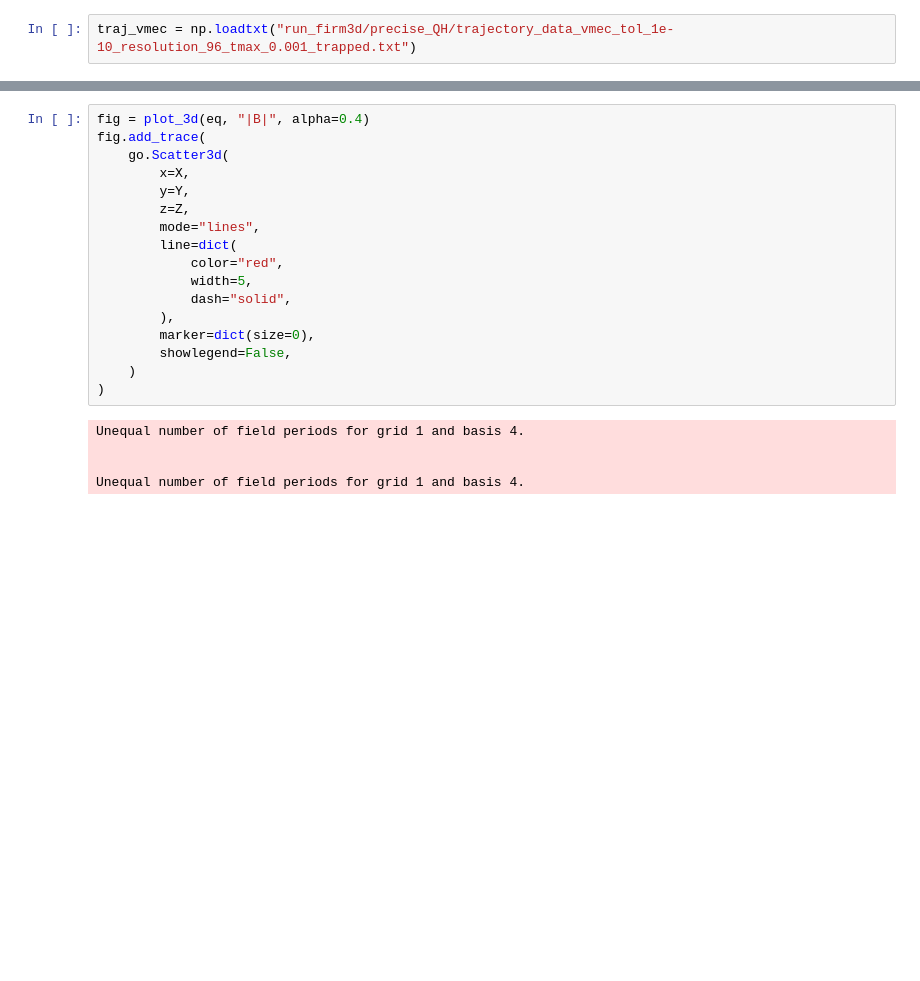
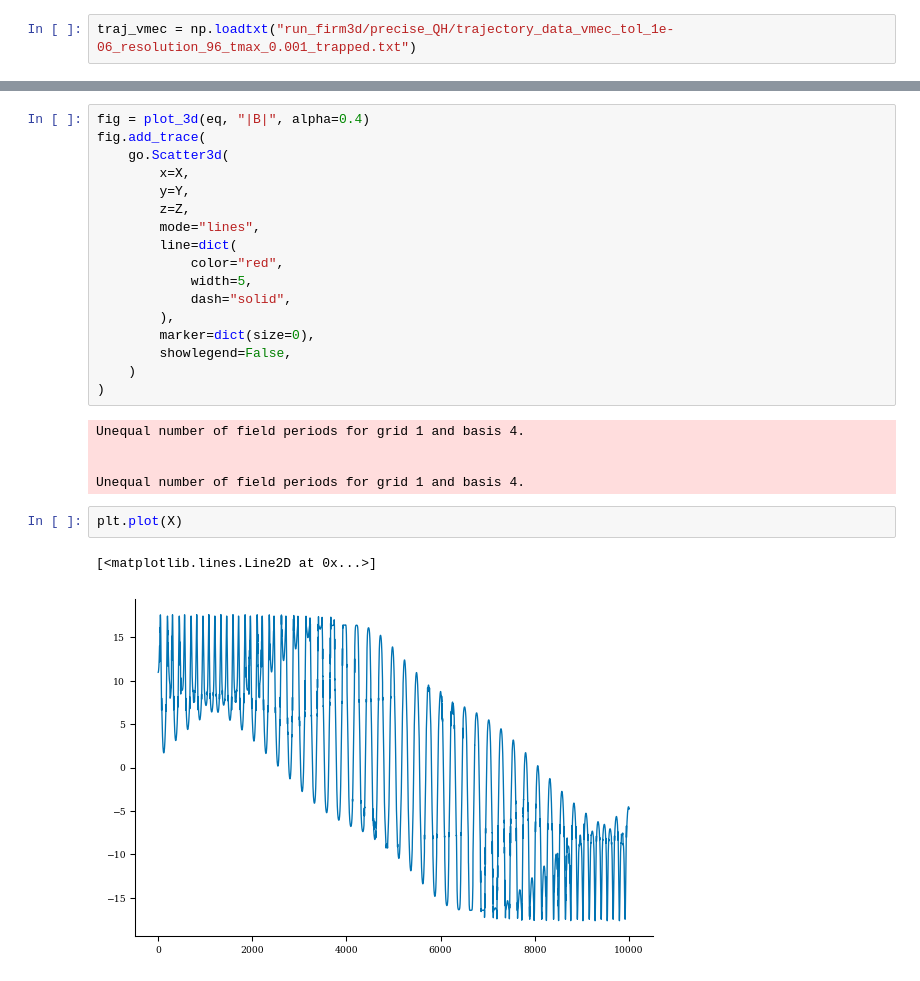
Before and after one commit to YigitElma/DEBUG-DESC, a Jupyter notebook: Particle Tracing/Compare Firm3D/conversion-cylindrical.ipynb, the cells around one changed output, grey strips where cells are left out. Drawn from its saved outputs; the diff is of its cells as text; blank space fills up the shorter version.

```diff
--- a/Particle Tracing/Compare Firm3D/conversion-cylindrical.ipynb
+++ b/Particle Tracing/Compare Firm3D/conversion-cylindrical.ipynb
@@ -172,7 +172,7 @@ R_init, phi_init, Z_init = vmec_to_cylindrical(wout_filename, s_booz, theta_vmec
 # %% [output]
 Cannot close a netcdf_file opened with mmap=True, when netcdf_variables or arrays referring to its data still exist. All data arrays obtained from such files refer directly to data on disk, and must b ...
 # %%
-traj_vmec = np.loadtxt("run_firm3d/precise_QH/trajectory_data_vmec_tol_1e-10_resolution_96_tmax_0.001_trapped.txt")
+traj_vmec = np.loadtxt("run_firm3d/precise_QH/trajectory_data_vmec_tol_1e-06_resolution_96_tmax_0.001_trapped.txt")
 # %%
 R, phi, Z = vmec_to_cylindrical(wout_filename, traj_vmec[:, 1], traj_vmec[:, 2], traj_vmec[:, 3])
 # %% [output]
@@ -202,3 +202,8 @@ Unequal number of field periods for grid 1 and basis 4.
 
 
 Unequal number of field periods for grid 1 and basis 4.
+# %%
+plt.plot(X)
+# %% [output]
+[<matplotlib.lines.Line2D at 0x...>]
+[figure, added]
```
Also changed, not shown: parts of 1 cell of this notebook, 4 other files.
